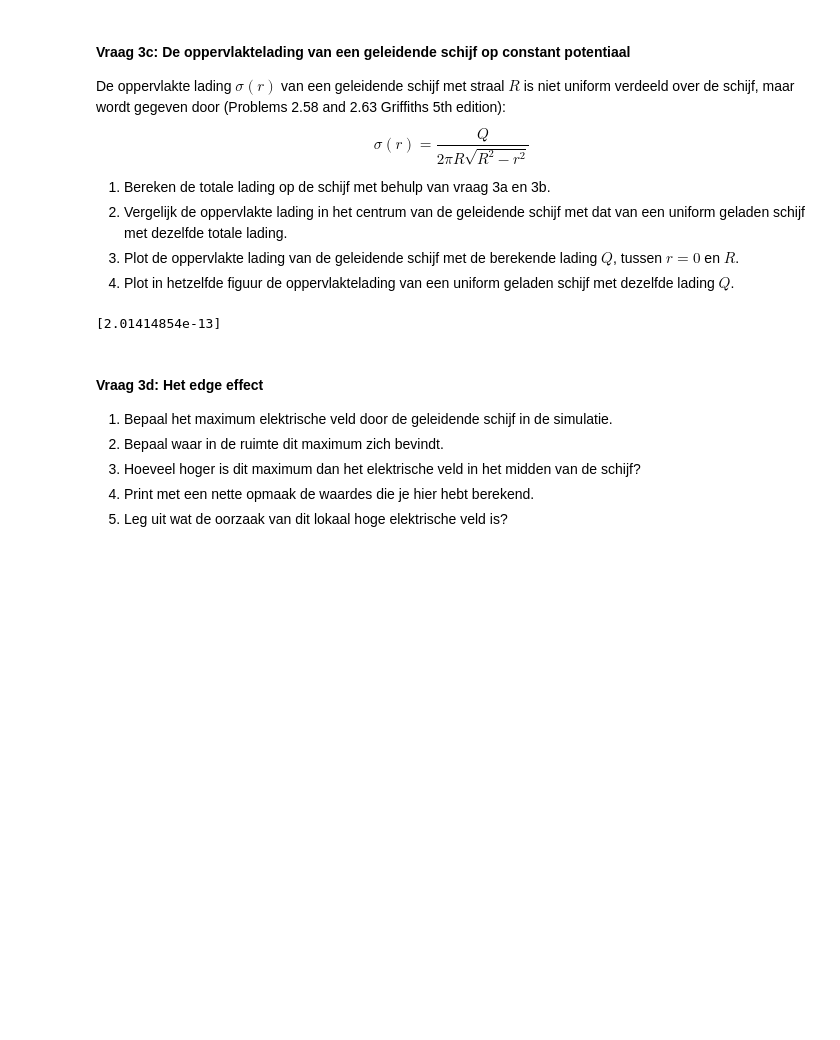
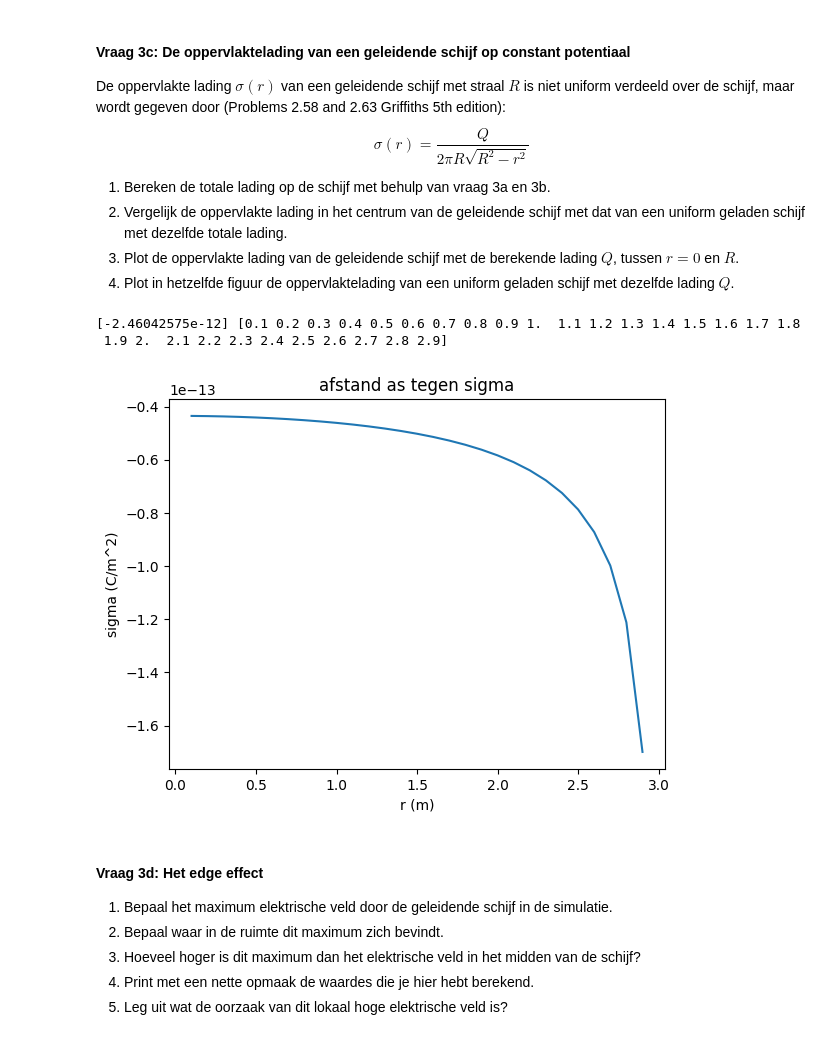
Before and after one commit to AAAGomperts/opdrachten-DEF-D, a Jupyter notebook: DigitaleOntwerpopdrachten/1CondensatorOpdracht/CondensatorOntwerpopdracht.ipynb, the cells around one changed output. Cells and saved outputs as stored; diff of their text form; code cells hidden in the pictures; blank space fills up the shorter version.

```diff
--- a/DigitaleOntwerpopdrachten/1CondensatorOpdracht/CondensatorOntwerpopdracht.ipynb
+++ b/DigitaleOntwerpopdrachten/1CondensatorOpdracht/CondensatorOntwerpopdracht.ipynb
@@ -390,18 +390,32 @@ $$\sigma(r) = \frac{Q}{2 \pi R \sqrt{R^2 - r^2}}$$
 4. Plot in hetzelfde figuur de oppervlaktelading van een uniform geladen schijf met dezelfde lading $Q$.
 # %%
 ###
-###Jouw code hier###
+r_on_disk = r[1:len(r[r<disk_radius])]
+Ez_on_disk = Ez[0,r[1:]<disk_radius]
 
-r_on_disk = r*(r<disk_radius)
-normE_on_disk = normE_z0*((r+grid_step)<disk_radius)
-def sigma_fit(r,Q):
+def E_perp_fit(r,Q):
+    R = disk_radius
+    return Q/(2*np.pi*R*np.sqrt(R**2-r**2)*epsilon0)
+
+value_Q , error_Q = curve_fit(E_perp_fit,r_on_disk, Ez_on_disk)
+
+print(value_Q,r_on_disk)
+
+def sigma_r(r):
+    Q = value_Q
     R = disk_radius
     return Q/(2*np.pi*R*np.sqrt(R**2-r**2))
-value_Q , error_Q = curve_fit(sigma_fit,r_on_disk, normE_on_disk)
-print(value_Q)
+
+plt.title("afstand as tegen sigma")
+plt.plot(r_on_disk, sigma_r(r_on_disk))
+plt.xlabel("r (m)")
+plt.ylabel("sigma (C/m^2)")
+plt.show()
 ###
 # %% [output]
-[2.01414854e-13]
+[-2.46042575e-12] [0.1 0.2 0.3 0.4 0.5 0.6 0.7 0.8 0.9 1.  1.1 1.2 1.3 1.4 1.5 1.6 1.7 1.8
+ 1.9 2.  2.1 2.2 2.3 2.4 2.5 2.6 2.7 2.8 2.9]
+[figure, added]
 # %% [markdown]
 #### Vraag 3d: Het edge effect
 
```
Also changed, not shown: parts of 1 cell of this notebook.
